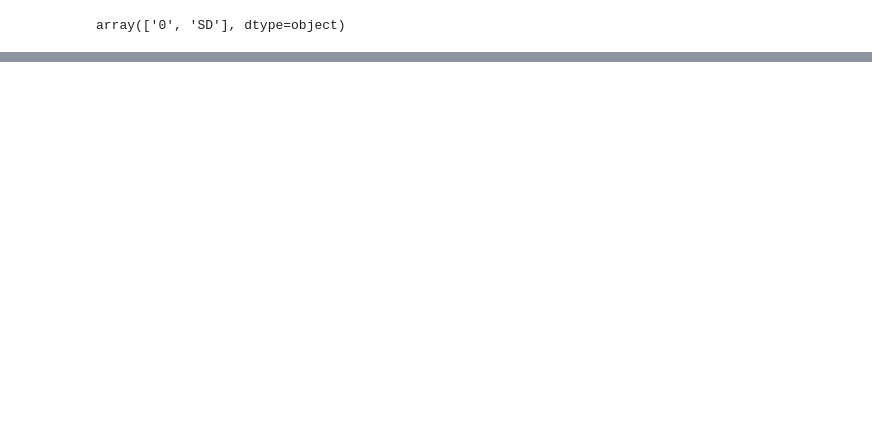
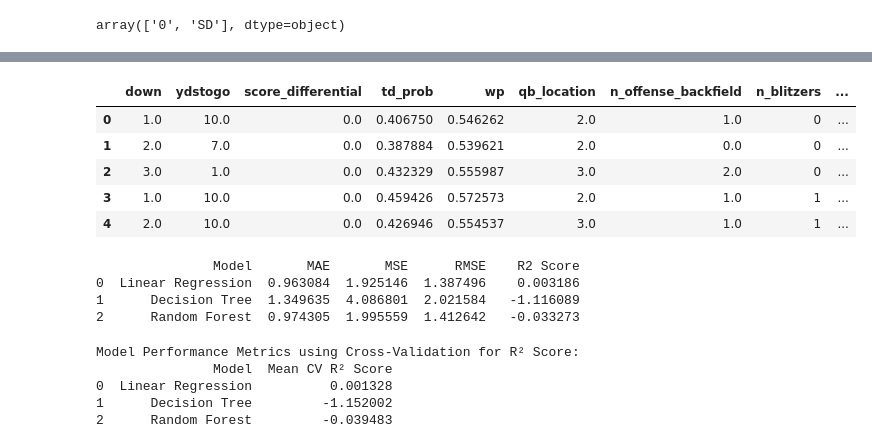
Before and after one commit to VitorTavares-cct/CA1_Machine-Learning, a Jupyter notebook: nfl_preditive_models.ipynb, the cells around one changed output, grey strips where cells are left out. Saved outputs shown, nothing was run; the diff lists cells and outputs as text; code cells hidden in the pictures; blank space fills up the shorter version.

```diff
--- a/nfl_preditive_models.ipynb
+++ b/nfl_preditive_models.ipynb
@@ -504,0 +550,3 @@ Cross-Validation Accuracy Scores after GridSearchCV:
+# %%
+epa_df = epa_df.dropna()
+epa_df.isnull().sum()
@@ -504,0 +569,16 @@ Cross-Validation Accuracy Scores after GridSearchCV:
+# %%
+ordinal_cols = ["offense_formation",
+                "offense_personnel","defense_personnel",
+                "qb_location"]
+
+
+ordinal_encoder(epa_df, ordinal_cols)
+
+epa_df.head()
+# %% [output]
+|  | down | ydstogo | score_differential | td_prob | wp | qb_location | n_offense_backfield | n_blitzers | ... |
+| 0 | 1.0 | 10.0 | 0.0 | 0.406750 | 0.546262 | 2.0 | 1.0 | 0 | ... |
+| 1 | 2.0 | 7.0 | 0.0 | 0.387884 | 0.539621 | 2.0 | 0.0 | 0 | ... |
+| 2 | 3.0 | 1.0 | 0.0 | 0.432329 | 0.555987 | 3.0 | 2.0 | 0 | ... |
+| 3 | 1.0 | 10.0 | 0.0 | 0.459426 | 0.572573 | 2.0 | 1.0 | 1 | ... |
+| 4 | 2.0 | 10.0 | 0.0 | 0.426946 | 0.554537 | 3.0 | 1.0 | 1 | ... |
@@ -504,0 +597,55 @@ Cross-Validation Accuracy Scores after GridSearchCV:
+# %%
+# Store results
+results = []
+
+# Train and evaluate models
+for name, model in models.items():
+    # Train the model
+    model.fit(X_train, y_train)
+
+    # Predict on the test set
+    y_pred = model.predict(X_test)
+
+    # Calculate performance metrics
+    mae = mean_absolute_error(y_test, y_pred)
+    mse = mean_squared_error(y_test, y_pred)
+    rmse = np.sqrt(mse)
+    r2 = r2_score(y_test, y_pred)
+
+    # Append results to the list
+    results.append([name, mae, mse, rmse, r2])
+
+# Create a DataFrame to display the results
+results_df = pd.DataFrame(results, columns=["Model", " MAE", " MSE", " RMSE", "  R2 Score"])
+print(results_df)
+# %% [output]
+               Model       MAE       MSE      RMSE    R2 Score
+0  Linear Regression  0.963084  1.925146  1.387496    0.003186
+1      Decision Tree  1.349635  4.086801  2.021584   -1.116089
+2      Random Forest  0.974305  1.995559  1.412642   -0.033273
+# %%
+# Store results
+results = []
+
+# Train and evaluate models using cross-validation for R² Score
+for name, model in models.items():
+    # Perform cross-validation
+    cv_scores = cross_val_score(model, X, y, cv = 10, scoring = 'r2')  # Using R² for scoring
+    mean_cv_score = cv_scores.mean()  # Mean R² score
+
+    # Train the model on the full dataset for predictions
+    model.fit(X, y)
+
+    # Store results
+    results.append([name, mean_cv_score])
+
+# Create a DataFrame to display the results
+results_df = pd.DataFrame(results, columns=["Model", "Mean CV R² Score"])
+print("\nModel Performance Metrics using Cross-Validation for R² Score:")
+print(results_df)
+# %% [output]
+Model Performance Metrics using Cross-Validation for R² Score:
+               Model  Mean CV R² Score
+0  Linear Regression          0.001328
+1      Decision Tree         -1.152002
+2      Random Forest         -0.039483
```
Also changed, not shown: parts of 27 cells of this notebook.
